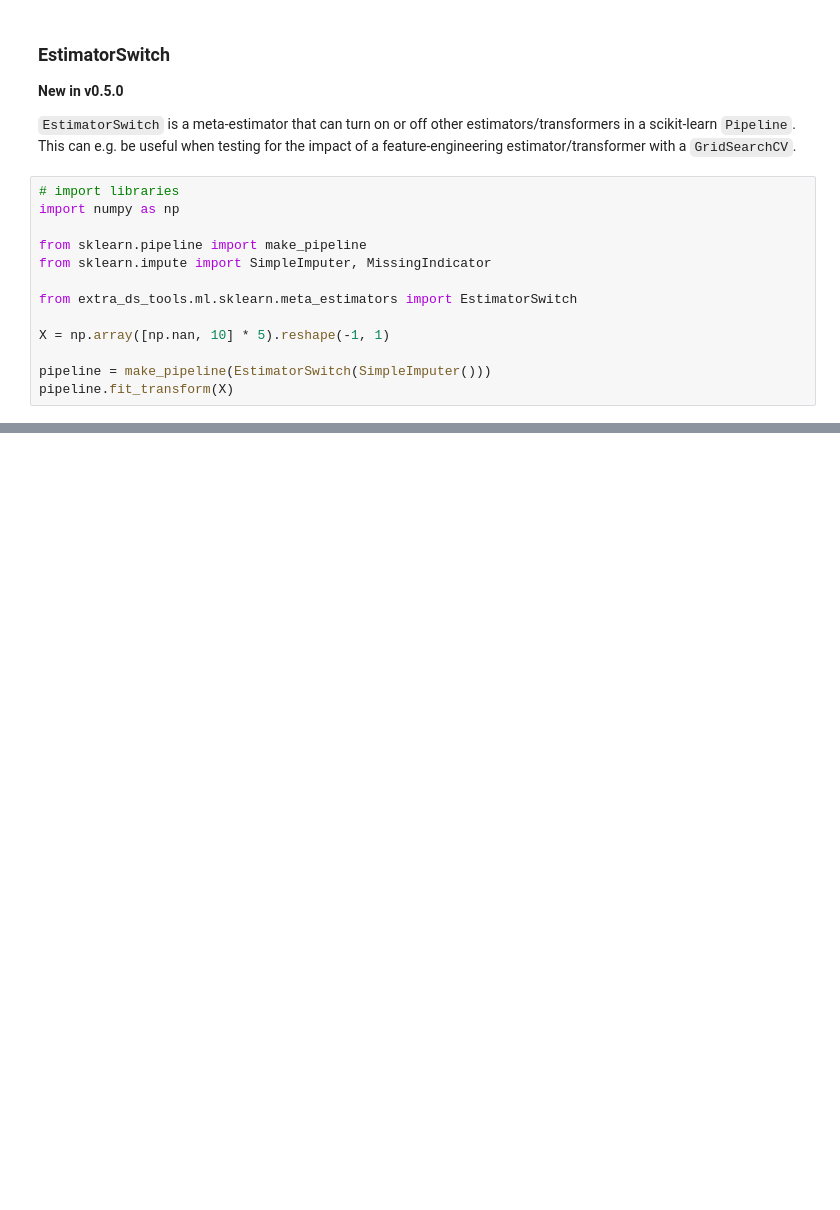
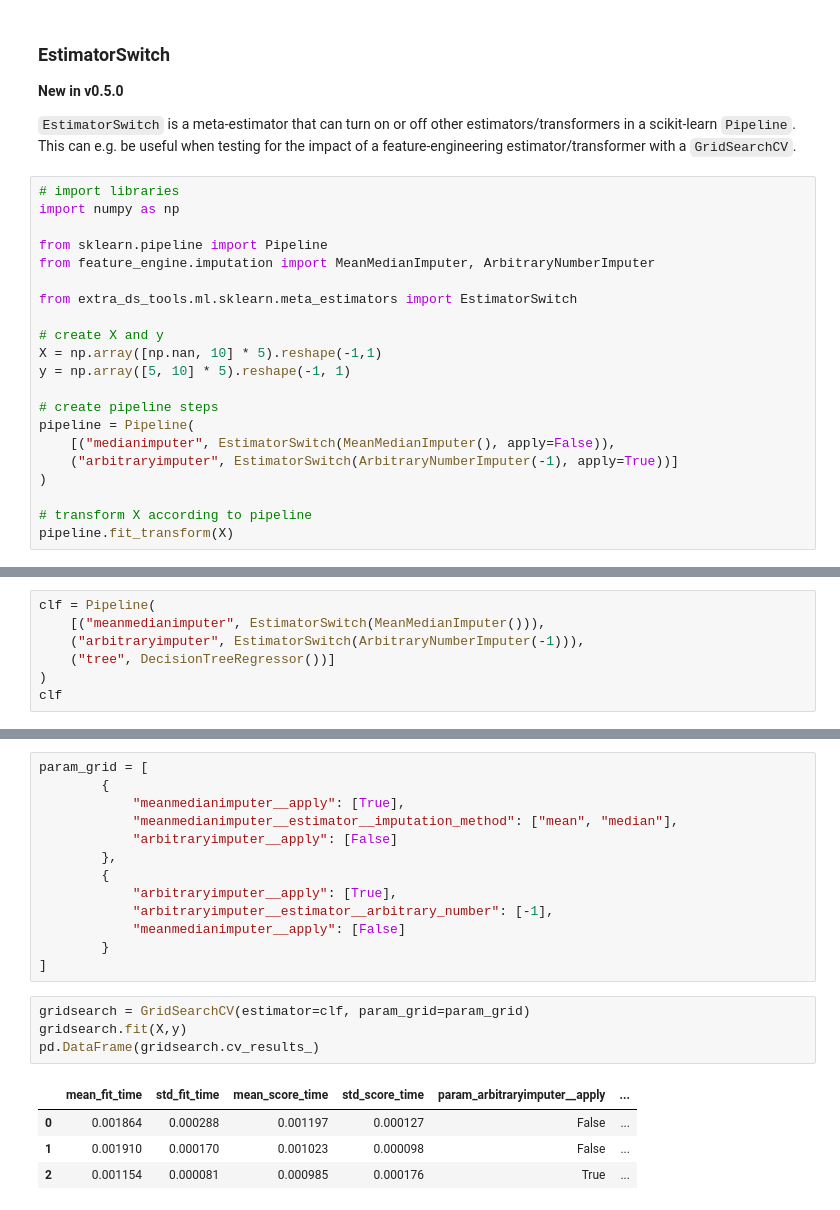
Before and after one commit to sTomerG/extra-datascience-tools, a Jupyter notebook: docs/source/notebooks/tutorial.ipynb, the cells around one changed output, grey strips where cells are left out. Drawn from its saved outputs; the diff is of its cells as text; blank space fills up the shorter version.

```diff
--- a/docs/source/notebooks/tutorial.ipynb
+++ b/docs/source/notebooks/tutorial.ipynb
@@ -217,13 +217,21 @@ For the full documentation of `filter_tried_params` click [here](https://extra-d
 # import libraries
 import numpy as np
 
-from sklearn.pipeline import make_pipeline
-from sklearn.impute import SimpleImputer, MissingIndicator
+from sklearn.pipeline import Pipeline
+from feature_engine.imputation import MeanMedianImputer, ArbitraryNumberImputer
 
 from extra_ds_tools.ml.sklearn.meta_estimators import EstimatorSwitch
 
-X = np.array([np.nan, 10] * 5).reshape(-1, 1)
+# create X and y
+X = np.array([np.nan, 10] * 5).reshape(-1,1)
+y = np.array([5, 10] * 5).reshape(-1, 1)
 
-pipeline = make_pipeline(EstimatorSwitch(SimpleImputer()))
+# create pipeline steps
+pipeline = Pipeline(
+    [("medianimputer", EstimatorSwitch(MeanMedianImputer(), apply=False)),
+    ("arbitraryimputer", EstimatorSwitch(ArbitraryNumberImputer(-1), apply=True))]
+)
+
+# transform X according to pipeline
 pipeline.fit_transform(X)
 # %% [output]
@@ -262,0 +263,7 @@ Pipeline(steps=[('estimatorswitch',
+# %%
+clf = Pipeline(
+    [("meanmedianimputer", EstimatorSwitch(MeanMedianImputer())),
+    ("arbitraryimputer", EstimatorSwitch(ArbitraryNumberImputer(-1))),
+    ("tree", DecisionTreeRegressor())]
+)
+clf
@@ -262,0 +298,22 @@ Pipeline(steps=[('estimatorswitch',
+# %%
+param_grid = [
+        {
+            "meanmedianimputer__apply": [True],
+            "meanmedianimputer__estimator__imputation_method": ["mean", "median"],
+            "arbitraryimputer__apply": [False]
+        },
+        {
+            "arbitraryimputer__apply": [True],
+            "arbitraryimputer__estimator__arbitrary_number": [-1],
+            "meanmedianimputer__apply": [False]
+        }
+]
+# %%
+gridsearch = GridSearchCV(estimator=clf, param_grid=param_grid)
+gridsearch.fit(X,y)
+pd.DataFrame(gridsearch.cv_results_)
+# %% [output]
+|  | mean_fit_time | std_fit_time | mean_score_time | std_score_time | param_arbitraryimputer__apply | ... |
+| 0 | 0.001864 | 0.000288 | 0.001197 | 0.000127 | False | ... |
+| 1 | 0.001910 | 0.000170 | 0.001023 | 0.000098 | False | ... |
+| 2 | 0.001154 | 0.000081 | 0.000985 | 0.000176 | True | ... |
```
Also changed, not shown: parts of 9 cells of this notebook, 4 other files.
